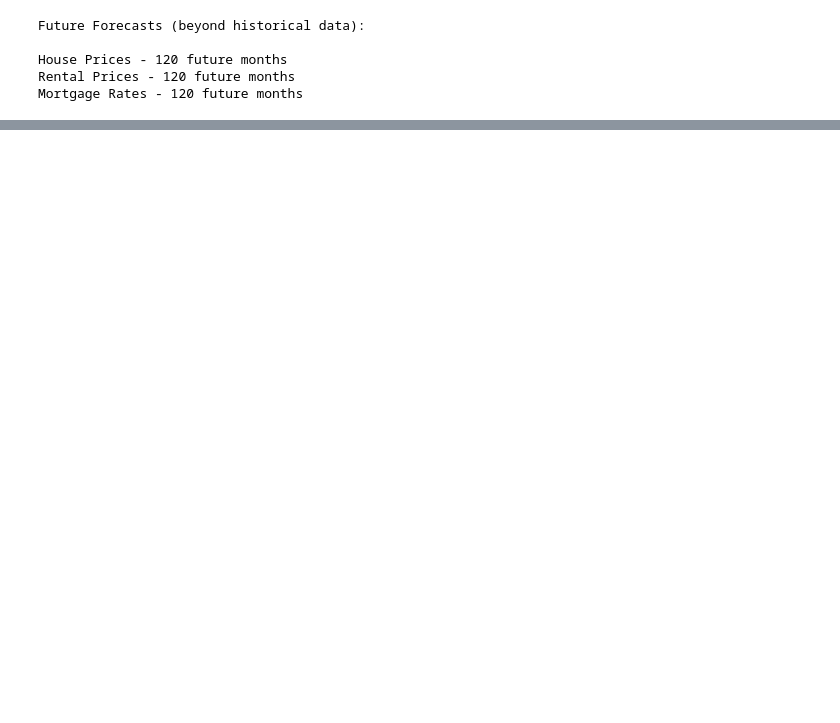
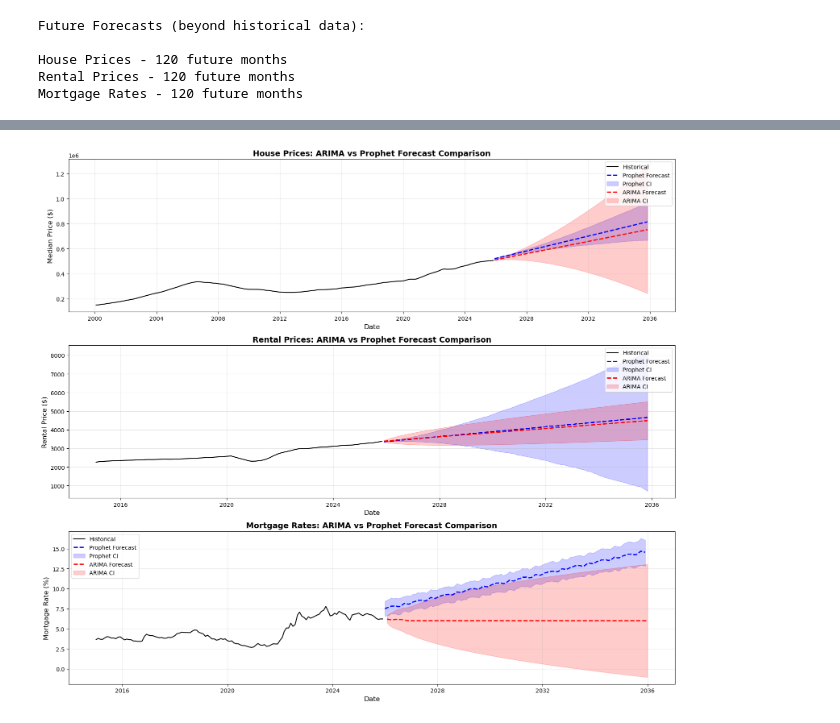
Before and after one commit to datasheng/csc46000-team-project-4727, a Jupyter notebook: notebooks/eda.ipynb, the cells around one changed output, grey strips where cells are left out. Saved outputs shown, nothing was run; the diff lists cells and outputs as text; code cells hidden in the pictures; blank space fills up the shorter version.

```diff
--- a/notebooks/eda.ipynb
+++ b/notebooks/eda.ipynb
@@ -564,0 +835,71 @@ Mortgage Rates - 120 future months
+# %%
+# ============================================
+# VISUALIZATION: ARIMA vs PROPHET COMPARISON
+# ============================================
+
+# Prepare Prophet forecasts for comparison (extract future forecasts only)
+prophet_house_future = forecast_house_future.set_index('ds')[['yhat', 'yhat_lower', 'yhat_upper']]
+prophet_rental_future = forecast_rental_future.set_index('ds')[['yhat', 'yhat_lower', 'yhat_upper']]
+prophet_mortgage_future = forecast_mortgage_future.set_index('ds')[['yhat', 'yhat_lower', 'yhat_upper']]
+
+# Create comparison plots
+fig, axes = plt.subplots(3, 1, figsize=(16, 14))
+
+# ===== HOUSE PRICES =====
+ax = axes[0]
+# Historical data
+ax.plot(house_prices_ts.index, house_prices_ts.values, 'k-', label='Historical', linewidth=1.5)
+# Prophet forecast
+ax.plot(prophet_house_future.index, prophet_house_future['yhat'], 'b--', label='Prophet Forecast', linewidth=2)
+ax.fill_between(prophet_house_future.index, prophet_house_future['yhat_lower'],
+                prophet_house_future['yhat_upper'], alpha=0.2, color='blue', label='Prophet CI')
+# ARIMA forecast
+ax.plot(forecast_arima_house_df.index, forecast_arima_house_df['forecast'], 'r--', label='ARIMA Forecast', linewidth=2)
+ax.fill_between(forecast_arima_house_df.index, forecast_arima_house_df['lower'],
+                forecast_arima_house_df['upper'], alpha=0.2, color='red', label='ARIMA CI')
+ax.set_title('House Prices: ARIMA vs Prophet Forecast Comparison', fontsize=14, fontweight='bold')
+ax.set_xlabel('Date', fontsize=12)
+ax.set_ylabel('Median Price ($)', fontsize=12)
+ax.legend(loc='best', fontsize=10)
+ax.grid(True, alpha=0.3)
+
+# ===== RENTAL PRICES =====
+ax = axes[1]
+# Historical data
+ax.plot(rental_prices_ts.index, rental_prices_ts.values, 'k-', label='Historical', linewidth=1.5)
+# Prophet forecast
+ax.plot(prophet_rental_future.index, prophet_rental_future['yhat'], 'b--', label='Prophet Forecast', linewidth=2)
+ax.fill_between(prophet_rental_future.index, prophet_rental_future['yhat_lower'],
+                prophet_rental_future['yhat_upper'], alpha=0.2, color='blue', label='Prophet CI')
+# ARIMA forecast
+ax.plot(forecast_arima_rental_df.index, forecast_arima_rental_df['forecast'], 'r--', label='ARIMA Forecast', linewidth=2)
+ax.fill_between(forecast_arima_rental_df.index, forecast_arima_rental_df['lower'],
+                forecast_arima_rental_df['upper'], alpha=0.2, color='red', label='ARIMA CI')
+ax.set_title('Rental Prices: ARIMA vs Prophet Forecast Comparison', fontsize=14, fontweight='bold')
+ax.set_xlabel('Date', fontsize=12)
+ax.set_ylabel('Rental Price ($)', fontsize=12)
+ax.legend(loc='best', fontsize=10)
+ax.grid(True, alpha=0.3)
+
+# ===== MORTGAGE RATES =====
+ax = axes[2]
+# Historical data
+ax.plot(mortgage_rates_ts.index, mortgage_rates_ts.values, 'k-', label='Historical', linewidth=1.5)
+# Prophet forecast
+ax.plot(prophet_mortgage_future.index, prophet_mortgage_future['yhat'], 'b--', label='Prophet Forecast', linewidth=2)
+ax.fill_between(prophet_mortgage_future.index, prophet_mortgage_future['yhat_lower'],
+                prophet_mortgage_future['yhat_upper'], alpha=0.2, color='blue', label='Prophet CI')
+# ARIMA forecast
+ax.plot(forecast_arima_mortgage_df.index, forecast_arima_mortgage_df['forecast'], 'r--', label='ARIMA Forecast', linewidth=2)
+ax.fill_between(forecast_arima_mortgage_df.index, forecast_arima_mortgage_df['lower'],
+                forecast_arima_mortgage_df['upper'], alpha=0.2, color='red', label='ARIMA CI')
+ax.set_title('Mortgage Rates: ARIMA vs Prophet Forecast Comparison', fontsize=14, fontweight='bold')
+ax.set_xlabel('Date', fontsize=12)
+ax.set_ylabel('Mortgage Rate (%)', fontsize=12)
+ax.legend(loc='best', fontsize=10)
+ax.grid(True, alpha=0.3)
+
+plt.tight_layout()
+plt.show()
+# %% [output]
+[figure, added]
```
Also changed, not shown: parts of 13 cells of this notebook.
